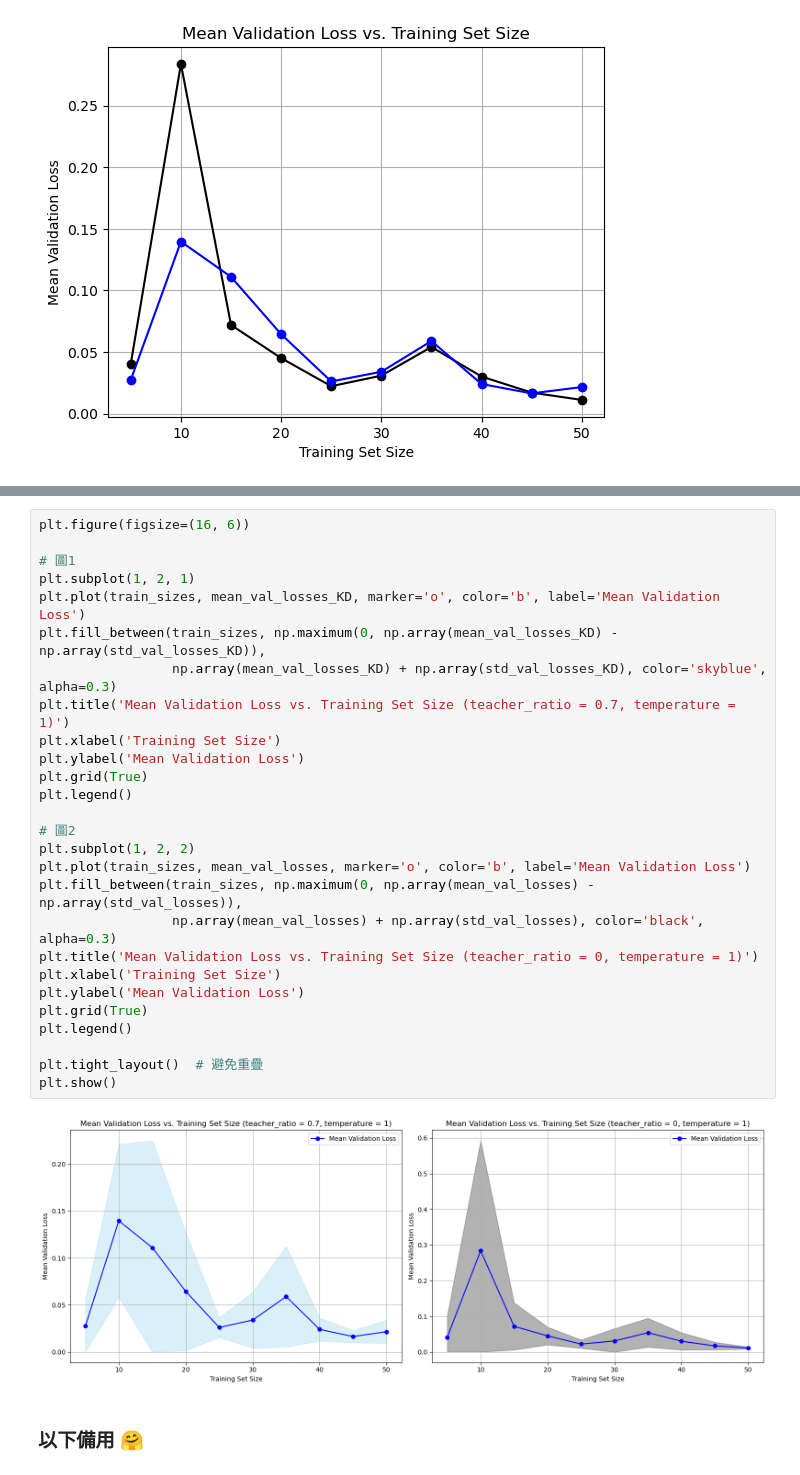
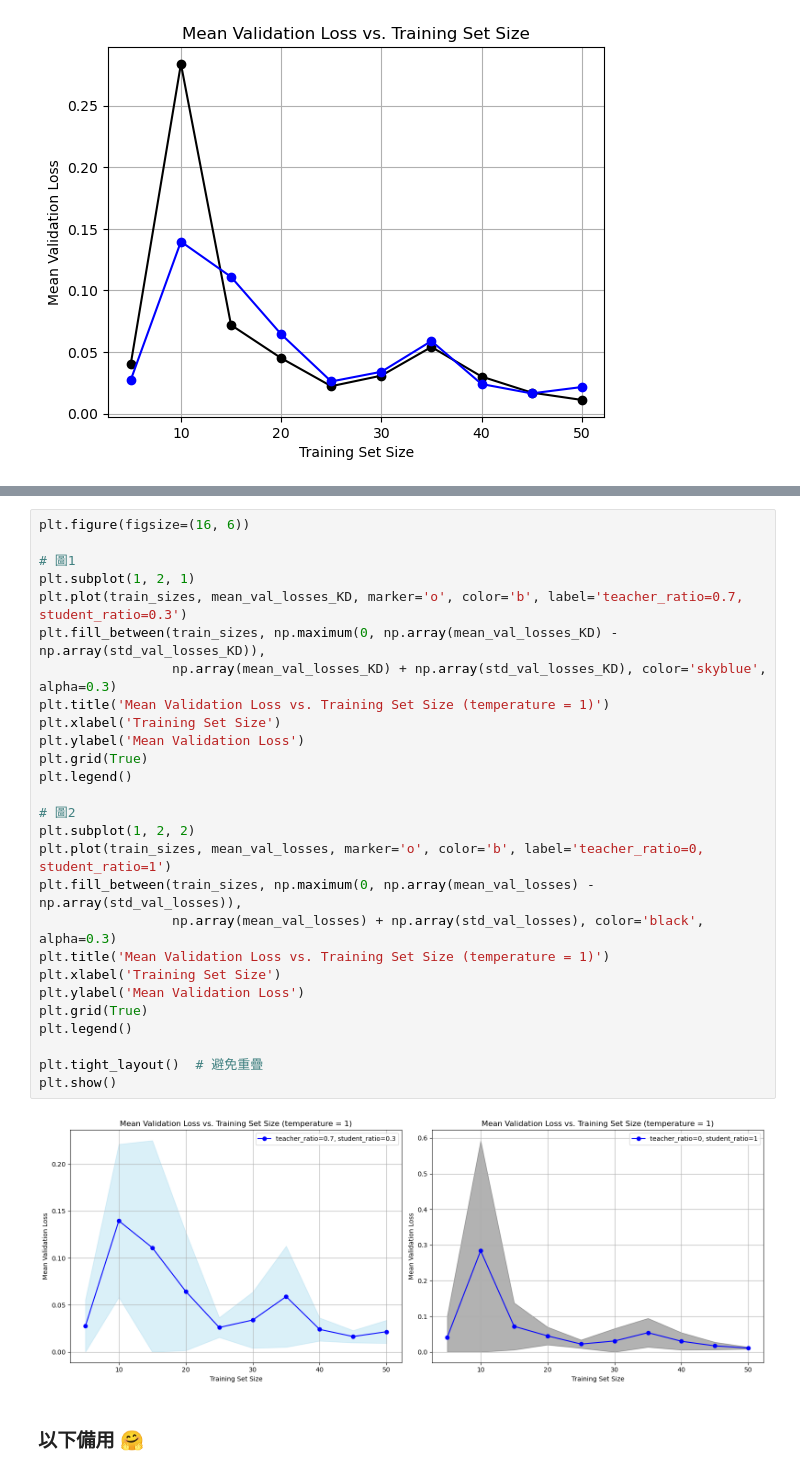
Before and after one commit to Eat-Apple-Again/RipplesDetection, a Jupyter notebook: KD_trial Kfold.ipynb, the cells around one changed output, grey strips where cells are left out. Drawn from its saved outputs; the diff is of its cells as text.

Commit message:
"Add caption to the image"

```diff
--- a/KD_trial Kfold.ipynb
+++ b/KD_trial Kfold.ipynb
@@ -603,32 +615,32 @@ Training time 0:05:27
 # %%
 plt.figure(figsize=(16, 6))
 
 # 圖1
 plt.subplot(1, 2, 1)
-plt.plot(train_sizes, mean_val_losses_KD, marker='o', color='b', label='Mean Validation Loss')
+plt.plot(train_sizes, mean_val_losses_KD, marker='o', color='b', label='teacher_ratio=0.7, student_ratio=0.3')
 plt.fill_between(train_sizes, np.maximum(0, np.array(mean_val_losses_KD) - np.array(std_val_losses_KD)),
                  np.array(mean_val_losses_KD) + np.array(std_val_losses_KD), color='skyblue', alpha=0.3)
-plt.title('Mean Validation Loss vs. Training Set Size (teacher_ratio = 0.7, temperature = 1)')
+plt.title('Mean Validation Loss vs. Training Set Size (temperature = 1)')
 plt.xlabel('Training Set Size')
 plt.ylabel('Mean Validation Loss')
 plt.grid(True)
 plt.legend()
 
 # 圖2
 plt.subplot(1, 2, 2)
-plt.plot(train_sizes, mean_val_losses, marker='o', color='b', label='Mean Validation Loss')
+plt.plot(train_sizes, mean_val_losses, marker='o', color='b', label='teacher_ratio=0, student_ratio=1')
 plt.fill_between(train_sizes, np.maximum(0, np.array(mean_val_losses) - np.array(std_val_losses)),
                  np.array(mean_val_losses) + np.array(std_val_losses), color='black', alpha=0.3)
-plt.title('Mean Validation Loss vs. Training Set Size (teacher_ratio = 0, temperature = 1)')
+plt.title('Mean Validation Loss vs. Training Set Size (temperature = 1)')
 plt.xlabel('Training Set Size')
 plt.ylabel('Mean Validation Loss')
 plt.grid(True)
 plt.legend()
 
 plt.tight_layout()  # 避免重疊
 plt.show()
 # %% [output]
-[figure, old version]
+[figure, new version]
 # %% [markdown]
 ### 以下備用 🤗
 # %%
```
Also changed, not shown: parts of 1 cell of this notebook.
